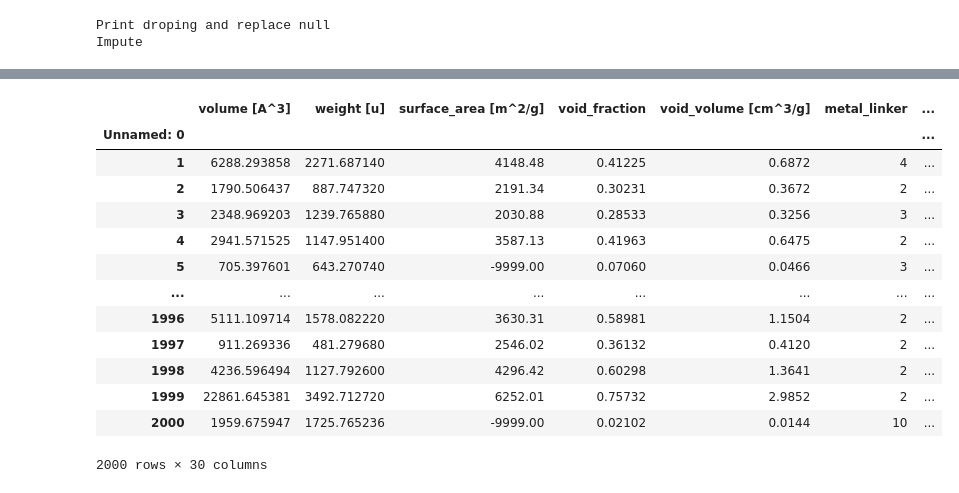
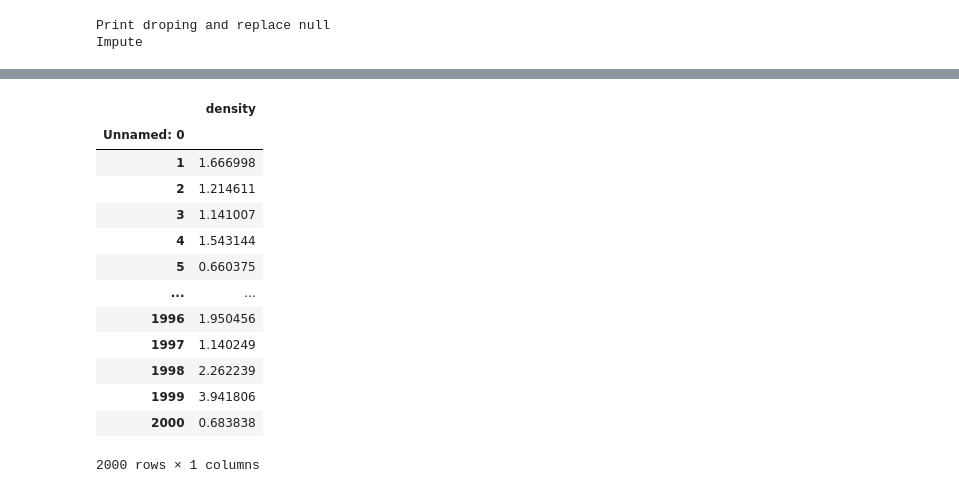
Before and after one commit to batprem/tmlcc-hackathon, a Jupyter notebook: 02_test_model_submission.ipynb, the cells around one changed output, grey strips where cells are left out. Cells and saved outputs as stored; diff of their text form; code cells hidden in the pictures.

```diff
--- a/02_test_model_submission.ipynb
+++ b/02_test_model_submission.ipynb
@@ -205,6 +251,7 @@ class TestDataPreprocessingPipeline(PreprocessingPipeline):
         self.X = self.replace_inf_with_null(self.X)
         self.X = self.label(self.X)
         self.X = self.drop_unused_columns(self.X)
+        self.X = self.get_density(self.X)
 
         # Extract
         # print("Extract functional group")
@@ -284,20 +331,20 @@ len(train.X.columns)
 # %%
-test.X[train.X.columns]
+1/test.X[train.X.columns][['density']]
 # %% [output]
-|  | volume [A^3] | weight [u] | surface_area [m^2/g] | void_fraction | void_volume [cm^3/g] | metal_linker | ... |
-| Unnamed: 0 |  |  |  |  |  |  | ... |
-| 1 | 6288.293858 | 2271.687140 | 4148.48 | 0.41225 | 0.6872 | 4 | ... |
-| 2 | 1790.506437 | 887.747320 | 2191.34 | 0.30231 | 0.3672 | 2 | ... |
-| 3 | 2348.969203 | 1239.765880 | 2030.88 | 0.28533 | 0.3256 | 3 | ... |
-| 4 | 2941.571525 | 1147.951400 | 3587.13 | 0.41963 | 0.6475 | 2 | ... |
-| 5 | 705.397601 | 643.270740 | -9999.00 | 0.07060 | 0.0466 | 3 | ... |
-| ... | ... | ... | ... | ... | ... | ... | ... |
-| 1996 | 5111.109714 | 1578.082220 | 3630.31 | 0.58981 | 1.1504 | 2 | ... |
-| 1997 | 911.269336 | 481.279680 | 2546.02 | 0.36132 | 0.4120 | 2 | ... |
-| 1998 | 4236.596494 | 1127.792600 | 4296.42 | 0.60298 | 1.3641 | 2 | ... |
-| 1999 | 22861.645381 | 3492.712720 | 6252.01 | 0.75732 | 2.9852 | 2 | ... |
-| 2000 | 1959.675947 | 1725.765236 | -9999.00 | 0.02102 | 0.0144 | 10 | ... |
+|  | density |
+| Unnamed: 0 |  |
+| 1 | 1.666998 |
+| 2 | 1.214611 |
+| 3 | 1.141007 |
+| 4 | 1.543144 |
+| 5 | 0.660375 |
+| ... | ... |
+| 1996 | 1.950456 |
+| 1997 | 1.140249 |
+| 1998 | 2.262239 |
+| 1999 | 3.941806 |
+| 2000 | 0.683838 |
-2000 rows × 30 columns
+2000 rows × 1 columns
 # %%
 from xgboost import XGBRegressor
 from lightgbm import LGBMRegressor
```
Also changed, not shown: parts of 14 cells of this notebook, 18 other files.
